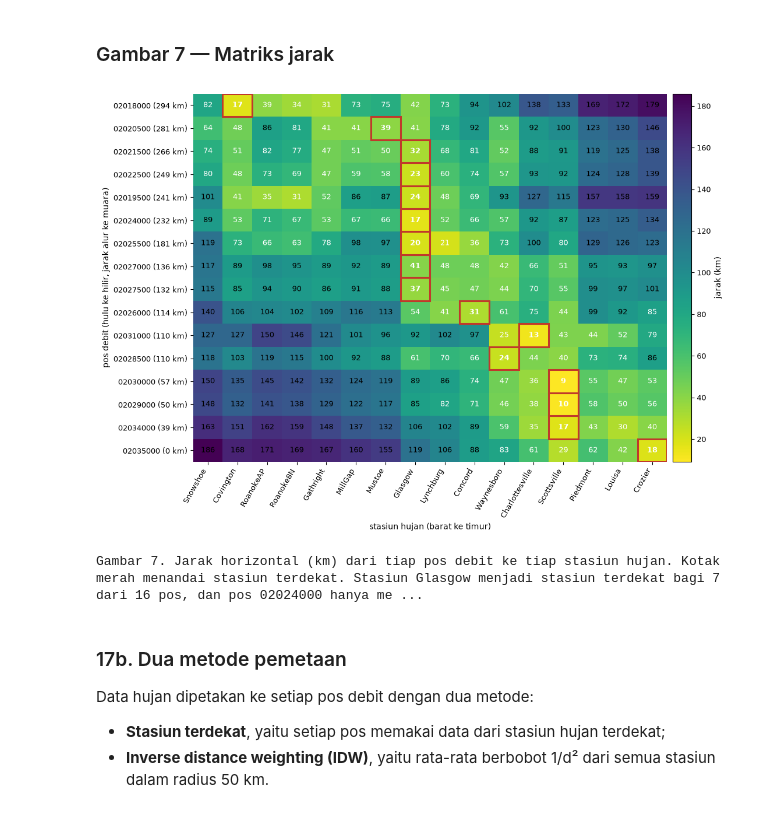
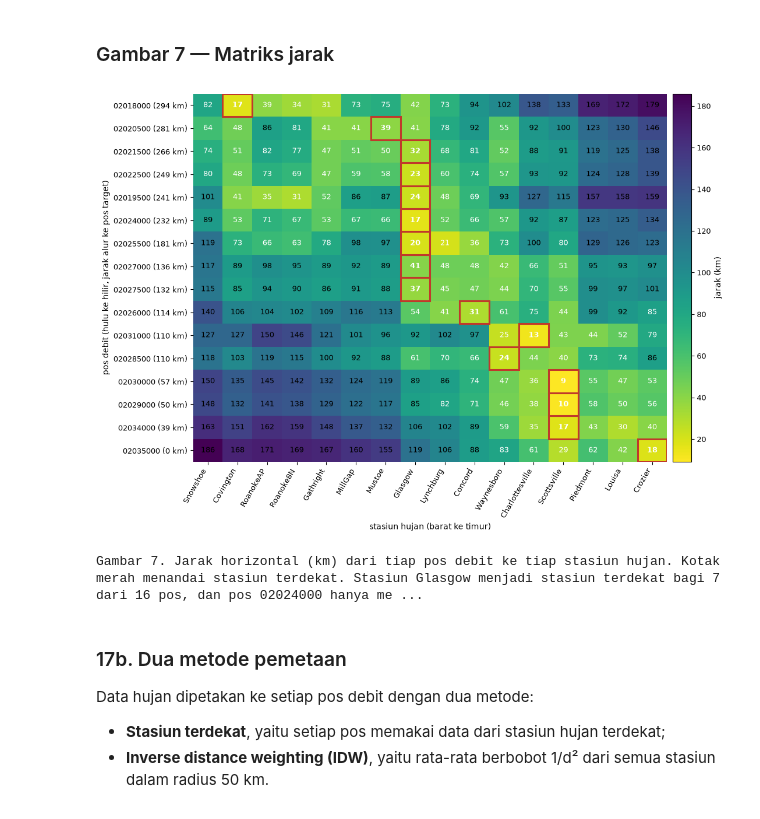
Before and after one commit to bernardswidiya/cnn-lstm-mcdropout-streamflow, a Jupyter notebook: preprocessing/preprocessing.ipynb, the cells around one changed output. Cells and saved outputs as stored; diff of their text form; code cells hidden in the pictures.

```diff
--- a/preprocessing/preprocessing.ipynb
+++ b/preprocessing/preprocessing.ipynb
@@ -1011,10 +1031,12 @@ Luas DAS diubah ke skala logaritma karena rentangnya lebih dari dua orde
 besaran, yaitu dari 91 sampai 16.193 km². Logaritma ini hanya diterapkan pada
 atribut statis, bukan pada debit yang diprediksi.
 # %%
-def gg_kol(nama):
+KOLOM_GG = {}     # atribut -> nama kolom lengkap di gagesii_atribut.csv, diperiksa di tahap 27
+def gg_kol(atribut, nama):
     k = next((c for c in gg_aman.columns if c.endswith("__" + nama)), None)
     if k is None:
         raise KeyError(f"atribut {nama} tidak ada atau tidak dipakai")
+    KOLOM_GG[atribut] = k
     return gg_aman.loc[pos, k]
 
 A = pd.DataFrame(index=pos)
@@ -1025,11 +1047,11 @@ A["elevasi_pos_m"]   = meta.loc[pos, "elevasi_m"]
 A["log_luas"]        = np.log10(meta.loc[pos, "luas_km2"])
 A["kebulatan"]       = sp.loc[pos, "kebulatan"]
 # sifat fisik DAS (GAGES-II)
-A["elev_rata_das_m"] = gg_kol("ELEV_MEAN_M_BASIN")
-A["kemiringan_das"]  = gg_kol("SLOPE_PCT")
-A["hujan_tahunan_cm"]= gg_kol("PPTAVG_BASIN")
-A["aliran_dasar"]    = gg_kol("BFI_AVE")
-A["kerapatan_alur"]  = gg_kol("STREAMS_KM_SQ_KM")
+A["elev_rata_das_m"] = gg_kol("elev_rata_das_m", "ELEV_MEAN_M_BASIN")
+A["kemiringan_das"]  = gg_kol("kemiringan_das", "SLOPE_PCT")
+A["hujan_tahunan_cm"]= gg_kol("hujan_tahunan_cm", "PPTAVG_BASIN")
+A["aliran_dasar"]    = gg_kol("aliran_dasar", "BFI_AVE")
+A["kerapatan_alur"]  = gg_kol("kerapatan_alur", "STREAMS_KM_SQ_KM")
 
 ALASAN = {
  "jarak_alur_km":   "posisi di jaringan, menentukan waktu tempuh",
@@ -1040,7 +1062,7 @@ ALASAN = {
  "elev_rata_das_m": "elevasi seluruh DAS, bukan hanya titik posnya",
  "kemiringan_das":  "kecepatan limpasan permukaan",
  "hujan_tahunan_cm":"membedakan DAS basah dan kering",
- "aliran_dasar":    "porsi aliran dari air tanah, bukan limpasan langsung",
+ "aliran_dasar":    "porsi aliran dari simpanan air tanah (BFI_AVE); sifat perilaku DAS, bukan riwayat pemantauan",
  "kerapatan_alur":  "kerapatan jaringan alur, mempengaruhi waktu pengumpulan",
 }
 print(f"{len(A.columns)} atribut terpilih, kosong {int(A.isna().sum().sum())}\n")
@@ -1298,10 +1325,9 @@ disimpan ke `processed/hujan/stasiun_hujan.csv` di tahap 28.
 # %%
-URL_STASIUN = "https://www.ncei.noaa.gov/pub/data/ghcn/daily/ghcnd-stations.txt"
-lokal = RAW / "hujan" / "ghcnd-stations.txt"
-teks = lokal.read_text() if lokal.exists() else urlopen(URL_STASIUN, timeout=300).read().decode()
+teks = (RAW / "hujan" / "stasiun_terpakai.txt").read_text()
 st = pd.DataFrame([{"id": b[0:11], "lintang": float(b[12:20]), "bujur": float(b[21:30]),
                     "elevasi_m": float(b[31:37]), "nama": b[41:71].strip()}
                    for b in teks.splitlines() if b[0:11] in set(STASIUN)]).set_index("id")
+assert set(st.index) == set(STASIUN), "stasiun_terpakai.txt tidak memuat seluruh stasiun"
 st["label"] = st.index.map(NAMA_PENDEK)
 st["jaringan"] = np.where(st.index.str.startswith("USW"), "bandara (first-order)", "COOP")
 st = st.sort_values("bujur")
@@ -2051,28 +2077,28 @@ stasiun terdekat yang dipakai bersama: {'Glasgow': 7, 'Scottsville': 3, 'Covingt
 # %%
 fig, ax = plt.subplots(figsize=(12.5, 8.2))
 im = ax.imshow(D_ps.to_numpy(), cmap=CMAP + "_r", aspect="auto")
 for i, p in enumerate(pos):
     for j, s in enumerate(ST):
         v = D_ps.iat[i, j]
         ax.text(j, i, f"{v:.0f}", ha="center", va="center", fontsize=9,
                 color="white" if v < D_ps.values.mean() else "black",
                 weight="bold" if s == terdekat[p] else "normal")
     j = ST.index(terdekat[p])
     ax.add_patch(plt.Rectangle((j - 0.5, i - 0.5), 1, 1, fill=False, ec=WARNA["aksen"], lw=2.2))
 ax.set_xticks(range(len(ST))); ax.set_xticklabels(st["label"], rotation=60, ha="right")
 ax.set_yticks(range(len(pos))); ax.set_yticklabels([f"{p} ({sp.at[p, 'jarak_alur_ke_muara_km']:.0f} km)" for p in pos])
-ax.set_xlabel("stasiun hujan (barat ke timur)"); ax.set_ylabel("pos debit (hulu ke hilir, jarak alur ke muara)")
+ax.set_xlabel("stasiun hujan (barat ke timur)"); ax.set_ylabel("pos debit (hulu ke hilir, jarak alur ke pos target)")
 for s_ in ax.spines.values():
     s_.set_visible(False)
 cb = fig.colorbar(im, ax=ax, pad=0.01); cb.set_label("jarak (km)")
 n_glas = int((terdekat == "USC00443375").sum())
 ket = (f"Gambar 7. Jarak horizontal (km) dari tiap pos debit ke tiap stasiun hujan. Kotak merah menandai "
        f"stasiun terdekat. Stasiun Glasgow menjadi stasiun terdekat bagi {n_glas} dari {len(pos)} pos, "
        f"dan pos 02024000 hanya memiliki {int(n_dalam['02024000'])} stasiun dalam radius {int(R_IDW)} km.")
 plt.show()
 print(ket)
 # %% [output]
-[figure, old version]
+[figure, new version]
 Gambar 7. Jarak horizontal (km) dari tiap pos debit ke tiap stasiun hujan. Kotak merah menandai stasiun terdekat. Stasiun Glasgow menjadi stasiun terdekat bagi 7 dari 16 pos, dan pos 02024000 hanya me ...
 # %% [markdown]
 ### 17b. Dua metode pemetaan
```
Also changed, not shown: parts of 33 cells of this notebook, 8 other files.
